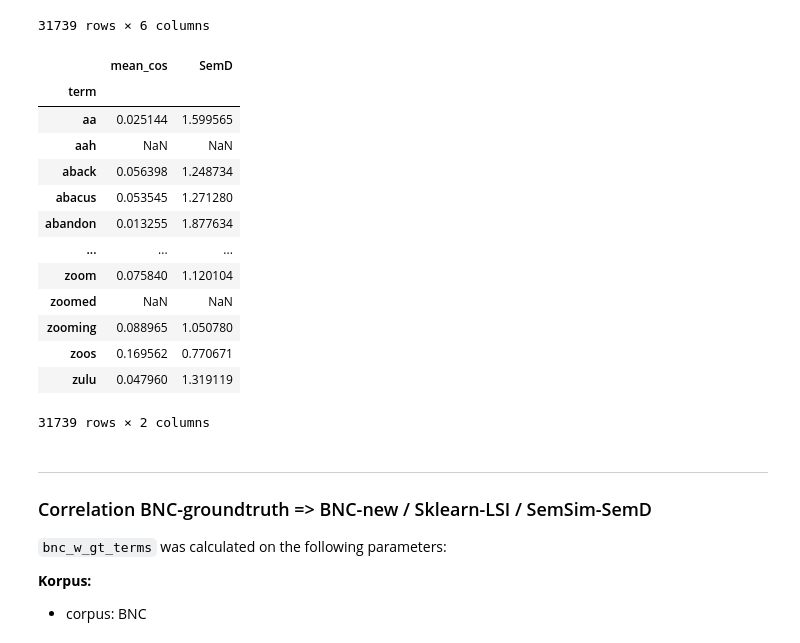
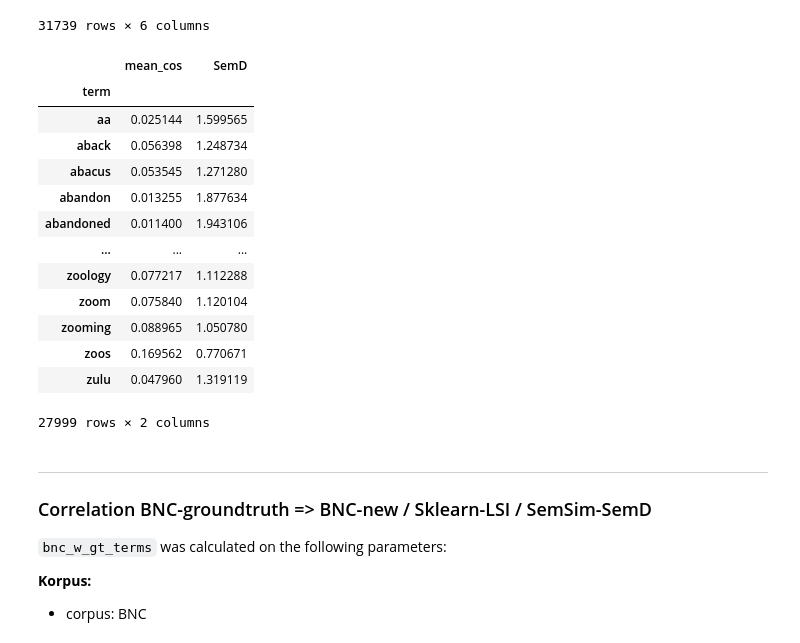
Before and after one commit to andifunke/semsim, a Jupyter notebook: notebooks/Compare_SemD_values.ipynb, the cells around one changed output. Drawn from its saved outputs; the diff is of its cells as text; code cells hidden in the pictures.

```diff
--- a/notebooks/Compare_SemD_values.ipynb
+++ b/notebooks/Compare_SemD_values.ipynb
@@ -31,23 +32,24 @@ gt
 # %%
 gt2_file = '../tmp/Psycho-Paper/semD/gt_terms_from_hoffman_new_semd.semd'
 gt2 = pd.read_csv(gt2_file, keep_default_na=False, na_values='NA', sep='\t').sort_values('term')
 gt2 = gt2.set_index('term')
+gt2 = gt2[~gt2.isna().any(axis=1)]
 gt2
 # %% [output]
 |  | mean_cos | SemD |
 | term |  |  |
 | aa | 0.025144 | 1.599565 |
-| aah | NaN | NaN |
 | aback | 0.056398 | 1.248734 |
 | abacus | 0.053545 | 1.271280 |
 | abandon | 0.013255 | 1.877634 |
+| abandoned | 0.011400 | 1.943106 |
 | ... | ... | ... |
+| zoology | 0.077217 | 1.112288 |
 | zoom | 0.075840 | 1.120104 |
-| zoomed | NaN | NaN |
 | zooming | 0.088965 | 1.050780 |
 | zoos | 0.169562 | 0.770671 |
 | zulu | 0.047960 | 1.319119 |
-31739 rows × 2 columns
+27999 rows × 2 columns
 # %%
 def semd_correlation(directory, file_name, local_gt=gt):
 
```
Also changed, not shown: parts of 7 cells of this notebook, 1 other file.
